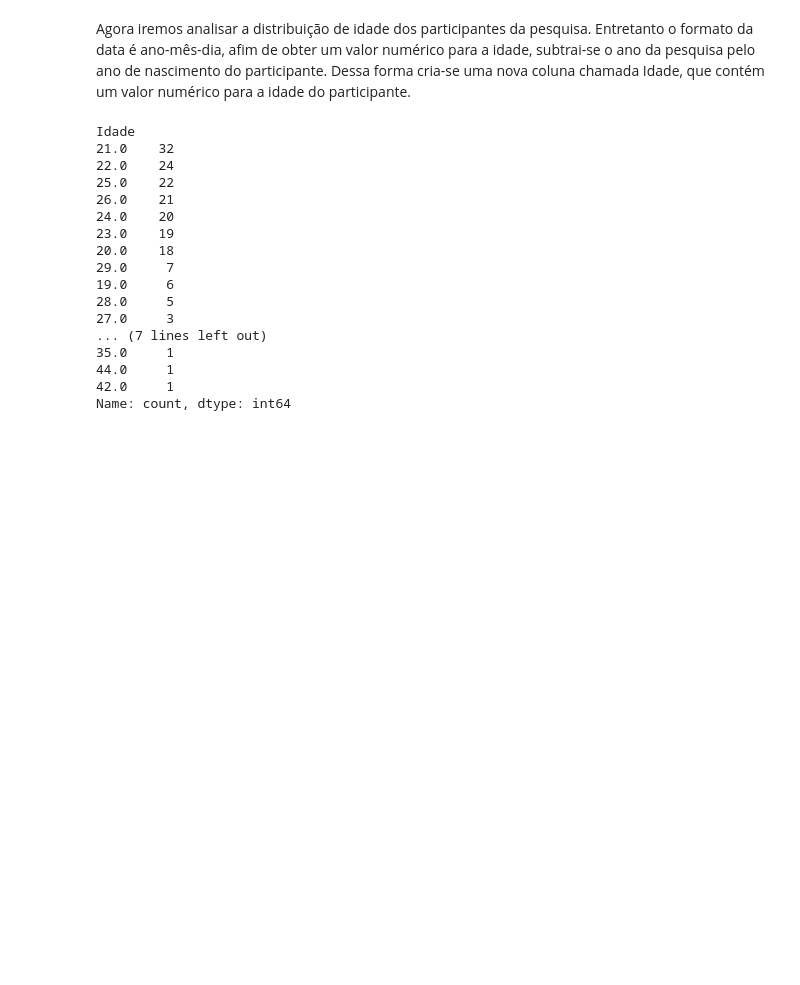
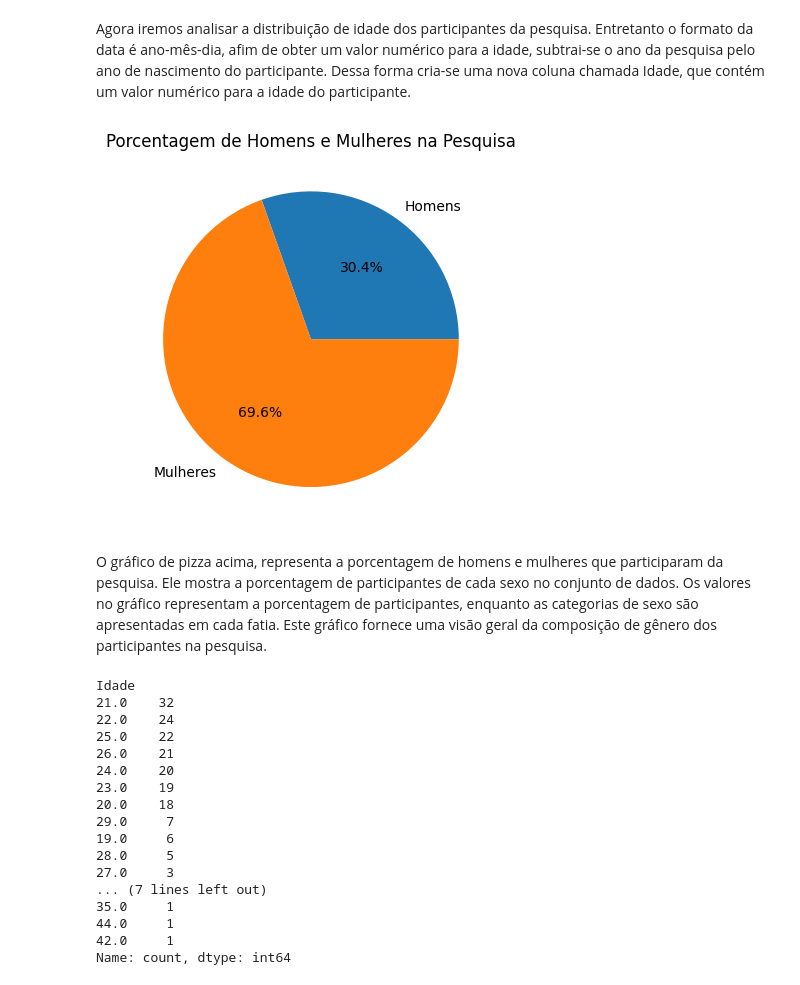
Before and after one commit to pcmoraesmenezes/analisando_dados_covid, a Jupyter notebook: Dados_covid.ipynb, the cells around one changed output. Drawn from its saved outputs; the diff is of its cells as text; code cells hidden in the pictures; blank space fills up the shorter version.

```diff
--- a/Dados_covid.ipynb
+++ b/Dados_covid.ipynb
@@ -97,6 +97,20 @@ O gráfico de barras acima representa a distribuição de sexo entre os particip
 Agora iremos analisar a distribuição de idade dos participantes da pesquisa.
 Entretanto o formato da data é ano-mês-dia, afim de obter um valor numérico para a idade, subtrai-se o ano da pesquisa pelo ano de nascimento do participante.
 Dessa forma cria-se uma nova coluna chamada Idade, que contém um valor numérico para a idade do participante.
+# %%
+homem = df[df['Sexo'] == 'Masculino']
+mulher = df[df['Sexo'] == 'Feminino']
+
+porcentagem_homens = (len(homem) / len(df)) * 100
+porcentagem_mulheres = (len(mulher) / len(df)) * 100
+
+plt.pie([porcentagem_homens, porcentagem_mulheres], labels=['Homens', 'Mulheres'], autopct='%1.1f%%')
+plt.title('Porcentagem de Homens e Mulheres na Pesquisa')
+plt.show()
+# %% [output]
+[figure, added]
+# %% [markdown]
+O gráfico de pizza acima, representa a porcentagem de homens e mulheres que participaram da pesquisa. Ele mostra a porcentagem de participantes de cada sexo no conjunto de dados. Os valores no gráfico representam a porcentagem de participantes, enquanto as categorias de sexo são apresentadas em cada fatia. Este gráfico fornece uma visão geral da composição de gênero dos participantes na pesquisa.
 # %%
 import datetime
 from datetime import datetime
```
Also changed, not shown: parts of 31 cells of this notebook, 1 other file.
